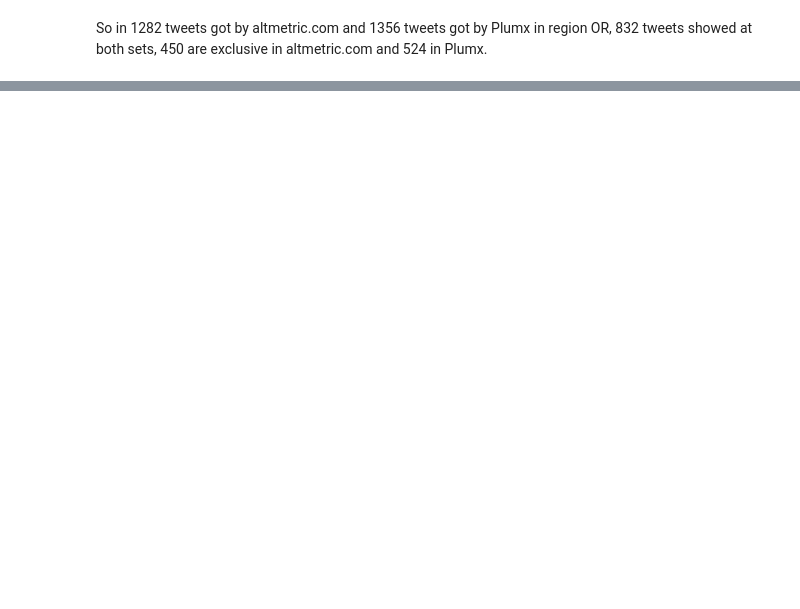
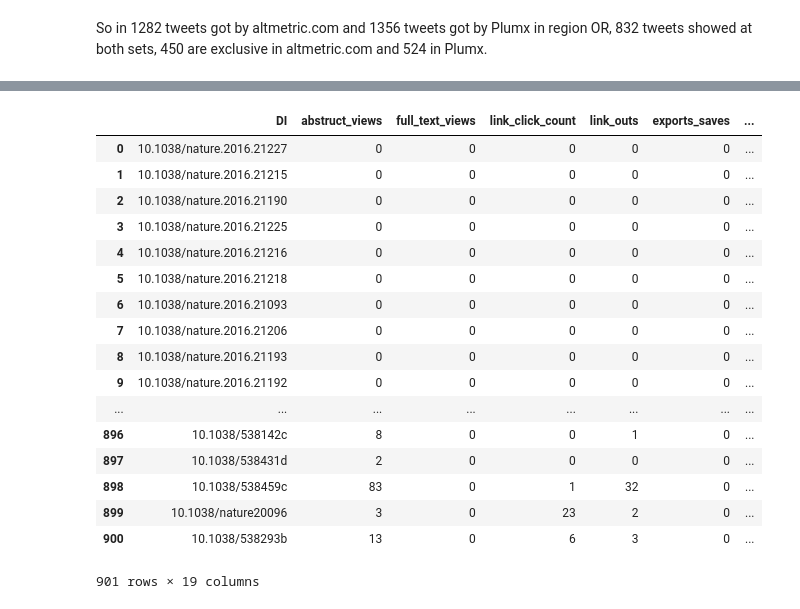
Before and after one commit to gumuxiansheng/AltmetricGrab, a Jupyter notebook: tweets_facebook_compare.ipynb, the cells around one changed output, grey strips where cells are left out. Drawn from its saved outputs; the diff is of its cells as text; code cells hidden in the pictures; blank space fills up the shorter version.

```diff
--- a/tweets_facebook_compare.ipynb
+++ b/tweets_facebook_compare.ipynb
@@ -128,0 +143,3 @@ df_altmetric[df_altmetric['has_plumx'] == False].to_csv(f'{origin_folder}/alt_tw
+# %%
+article_plumx_detail = article_plumx_detail.rename(columns={'doi':'DI'})
+article_plumx_detail = article_plumx_detail.dropna(subset=['DI'])
@@ -128,0 +211,26 @@ df_altmetric[df_altmetric['has_plumx'] == False].to_csv(f'{origin_folder}/alt_tw
+# %%
+df_plu_tweets_count = df_plumx.groupby('doi')['tweet_id'].count()
+article_plumx_detail = article_plumx_detail.merge(df_plu_tweets_count, left_on='DI', right_on='doi', right_index=True, how='left')
+article_plumx_detail = article_plumx_detail.rename(columns={"tweet_id": "tweets_original"})
+article_plumx_detail['tweets_original'] = article_plumx_detail['tweets_original'].fillna(0)
+article_plumx_detail = article_plumx_detail.dropna(subset=['DI'])
+article_plumx_detail
+# %% [output]
+|  | DI | abstruct_views | full_text_views | link_click_count | link_outs | exports_saves | ... |
+| 0 | 10.1038/nature.2016.21227 | 0 | 0 | 0 | 0 | 0 | ... |
+| 1 | 10.1038/nature.2016.21215 | 0 | 0 | 0 | 0 | 0 | ... |
+| 2 | 10.1038/nature.2016.21190 | 0 | 0 | 0 | 0 | 0 | ... |
+| 3 | 10.1038/nature.2016.21225 | 0 | 0 | 0 | 0 | 0 | ... |
+| 4 | 10.1038/nature.2016.21216 | 0 | 0 | 0 | 0 | 0 | ... |
+| 5 | 10.1038/nature.2016.21218 | 0 | 0 | 0 | 0 | 0 | ... |
+| 6 | 10.1038/nature.2016.21093 | 0 | 0 | 0 | 0 | 0 | ... |
+| 7 | 10.1038/nature.2016.21206 | 0 | 0 | 0 | 0 | 0 | ... |
+| 8 | 10.1038/nature.2016.21193 | 0 | 0 | 0 | 0 | 0 | ... |
+| 9 | 10.1038/nature.2016.21192 | 0 | 0 | 0 | 0 | 0 | ... |
+| ... | ... | ... | ... | ... | ... | ... | ... |
+| 896 | 10.1038/538142c | 8 | 0 | 0 | 1 | 0 | ... |
+| 897 | 10.1038/538431d | 2 | 0 | 0 | 0 | 0 | ... |
+| 898 | 10.1038/538459c | 83 | 0 | 1 | 32 | 0 | ... |
+| 899 | 10.1038/nature20096 | 3 | 0 | 23 | 2 | 0 | ... |
+| 900 | 10.1038/538293b | 13 | 0 | 6 | 3 | 0 | ... |
+901 rows × 19 columns
```
Also changed, not shown: parts of 25 cells of this notebook, 13 other files.
